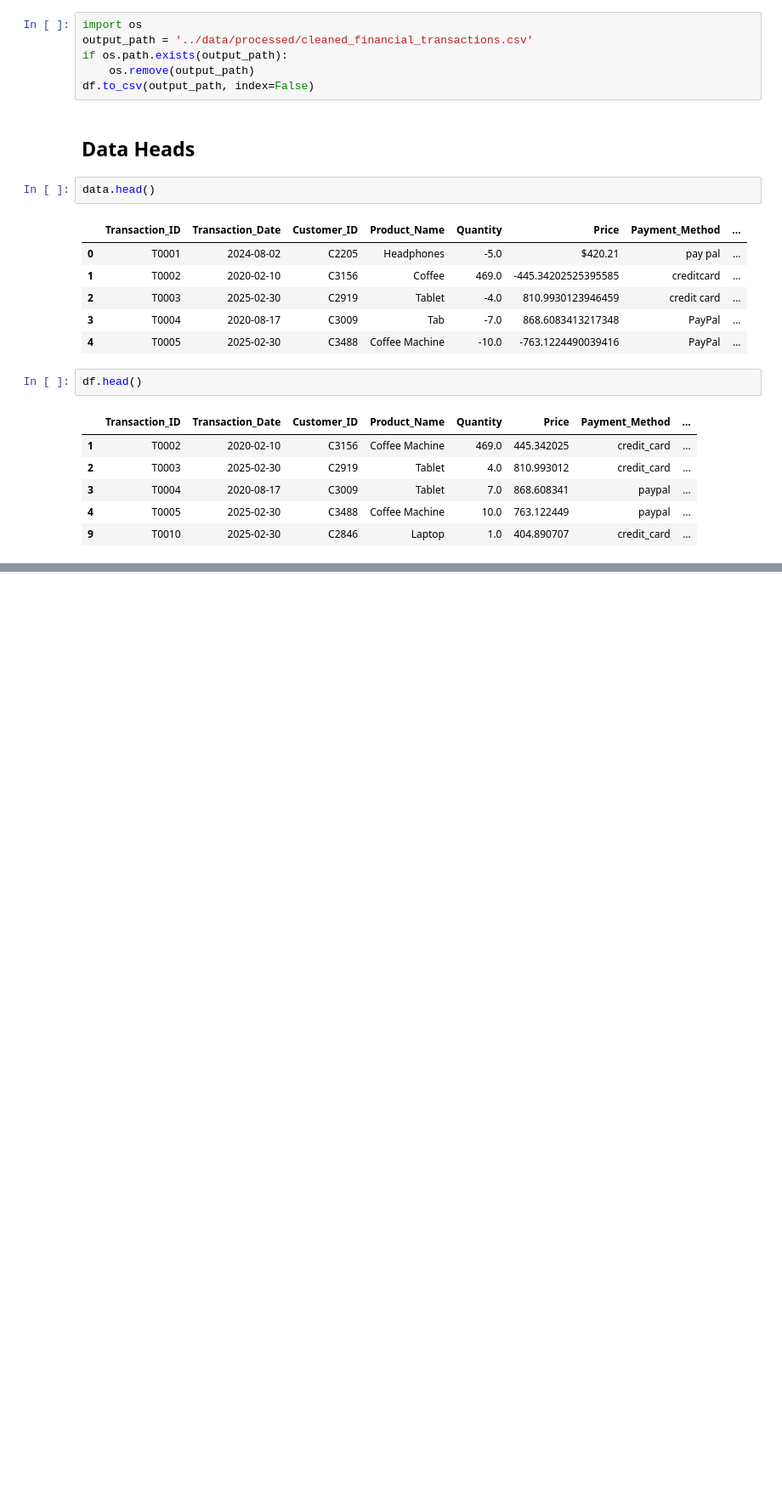
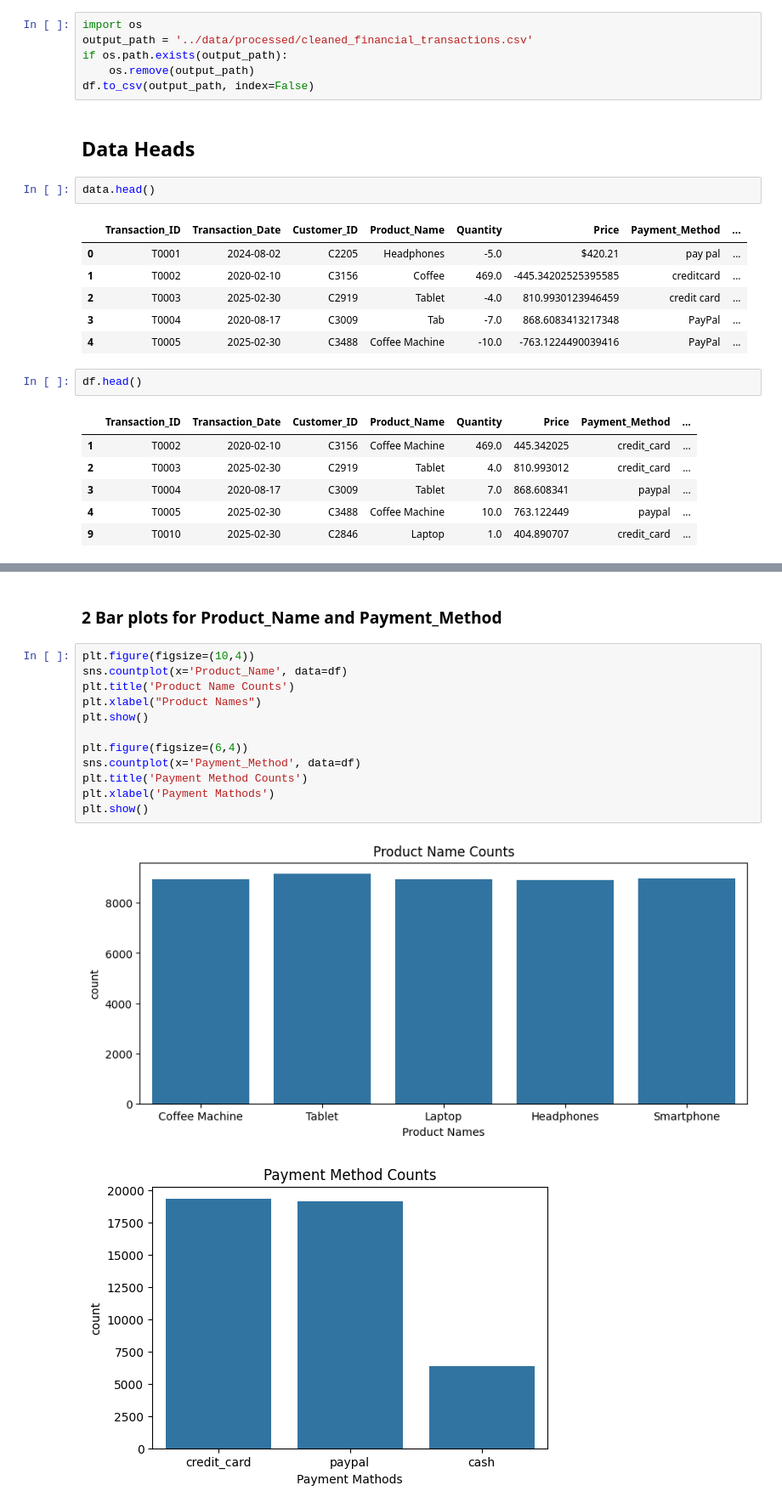
Before and after one commit to VincentNdegwa/fin-data-pipeline, a Jupyter notebook: notebooks/process_transaction.ipynb, the cells around one changed output, grey strips where cells are left out. Shown at 85% size. Drawn from its saved outputs; the diff is of its cells as text; blank space fills up the shorter version.

```diff
--- a/notebooks/process_transaction.ipynb
+++ b/notebooks/process_transaction.ipynb
@@ -119,0 +127,17 @@ df.head()
+# %% [markdown]
+### 2 Bar plots for Product_Name and Payment_Method
+# %%
+plt.figure(figsize=(10,4))
+sns.countplot(x='Product_Name', data=df)
+plt.title('Product Name Counts')
+plt.xlabel("Product Names")
+plt.show()
+
+plt.figure(figsize=(6,4))
+sns.countplot(x='Payment_Method', data=df)
+plt.title('Payment Method Counts')
+plt.xlabel('Payment Mathods')
+plt.show()
+# %% [output]
+[figure, added]
+[figure, added]
```
Also changed, not shown: parts of 10 cells of this notebook.
